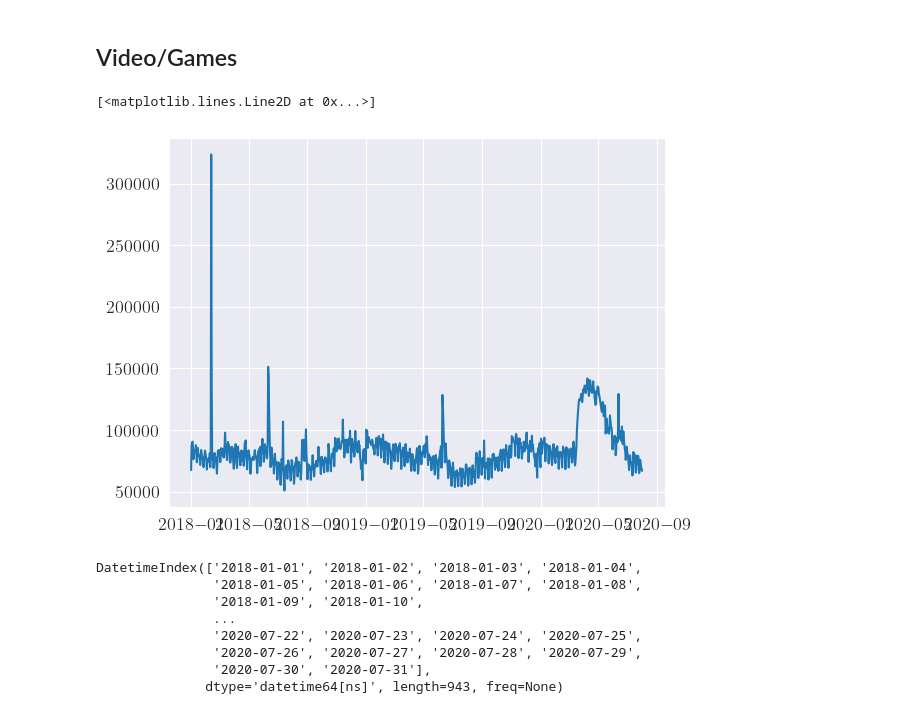
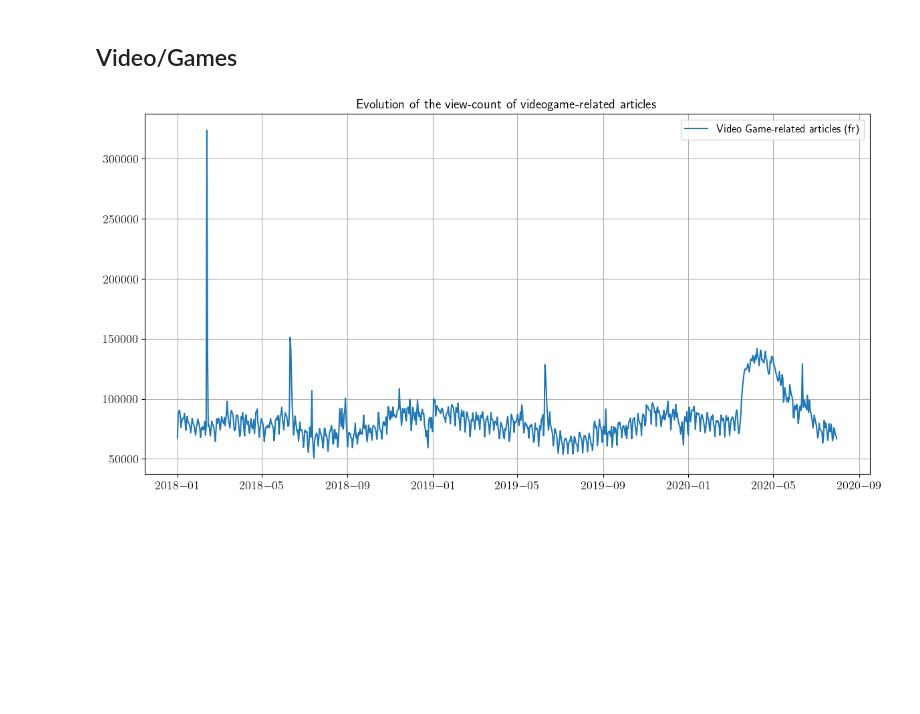
Before and after one commit to epfl-ada/ada-2022-project-teamjose, a Jupyter notebook: analyses/covid_analysis.ipynb, the cells around one changed output. Cells and saved outputs as stored; diff of their text form; code cells hidden in the pictures; blank space fills up the shorter version.

```diff
--- a/analyses/covid_analysis.ipynb
+++ b/analyses/covid_analysis.ipynb
@@ -217,19 +89,3 @@ topics_df[topics_df['Mental.Health']==True]
 number_vg = agg['fr']['topics']['Culture.Media.Video games']['len']
 sum_vg = agg['fr']['topics']['Culture.Media.Video games']['sum']
 percent_vg = agg['fr']['topics']['Culture.Media.Video games']['percent']
-# %%
-plt.plot(sum_vg)
-# %% [output]
-[<matplotlib.lines.Line2D at 0x...>]
-[figure, removed]
-# %%
-agg['it']["sum"].index
-# %% [output]
-DatetimeIndex(['2018-01-01', '2018-01-02', '2018-01-03', '2018-01-04',
-               '2018-01-05', '2018-01-06', '2018-01-07', '2018-01-08',
-               '2018-01-09', '2018-01-10',
-               ...
-               '2020-07-22', '2020-07-23', '2020-07-24', '2020-07-25',
-               '2020-07-26', '2020-07-27', '2020-07-28', '2020-07-29',
-               '2020-07-30', '2020-07-31'],
-              dtype='datetime64[ns]', length=943, freq=None)
@@ -240 +92,10 @@ from helpers.pca import get_attention_shift_ts
+# %%
+plt.figure(figsize=(14,7))
+plt.plot(agg['fr']["sum"].index,sum_vg, label="Video Game-related articles (fr)")
+plt.grid()
+plt.legend()
+plt.title("Evolution of the view-count of videogame-related articles")
+plt.show()
+# %% [output]
+[figure, added]
 # %%
```
Also changed, not shown: parts of 12 cells of this notebook, 1 other file.
